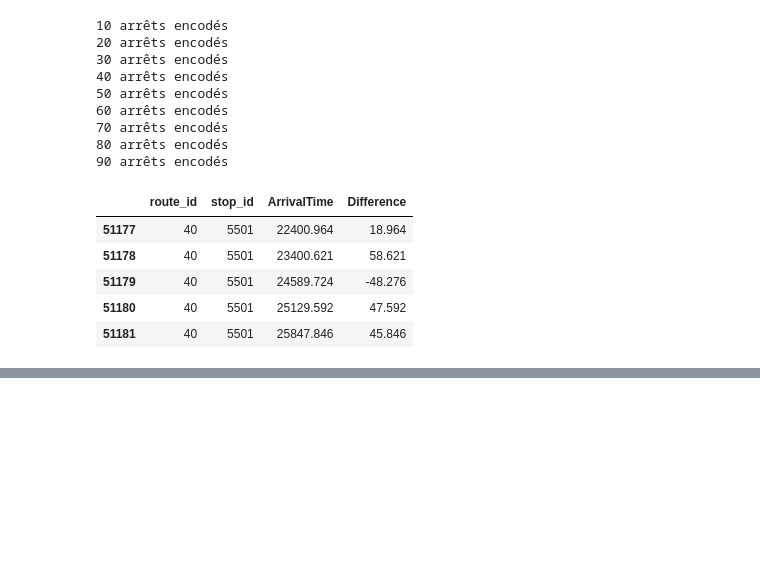
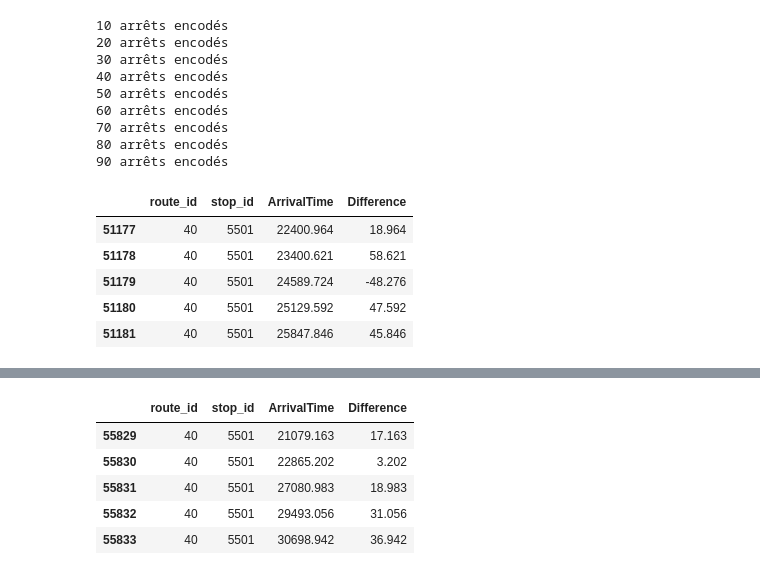
Before and after one commit to Hosx/Project-Stib-Data-Mining, a Jupyter notebook: ComputationEWT.ipynb, the cells around one changed output, grey strips where cells are left out. Drawn from its saved outputs; the diff is of its cells as text; code cells hidden in the pictures; blank space fills up the shorter version.

```diff
--- a/ComputationEWT.ipynb
+++ b/ComputationEWT.ipynb
@@ -1041,0 +1369,10 @@ MeasurePunc[MeasurePunc['route_id']==40].head()
+# %%
+MeasurePunc = pd.read_csv('PunctualityExploreSun.csv')
+MeasurePunc[MeasurePunc['route_id']==40].head()
+# %% [output]
+|  | route_id | stop_id | ArrivalTime | Difference |
+| 55829 | 40 | 5501 | 21079.163 | 17.163 |
+| 55830 | 40 | 5501 | 22865.202 | 3.202 |
+| 55831 | 40 | 5501 | 27080.983 | 18.983 |
+| 55832 | 40 | 5501 | 29493.056 | 31.056 |
+| 55833 | 40 | 5501 | 30698.942 | 36.942 |
```
Also changed, not shown: parts of 29 cells of this notebook, 24 other files.
